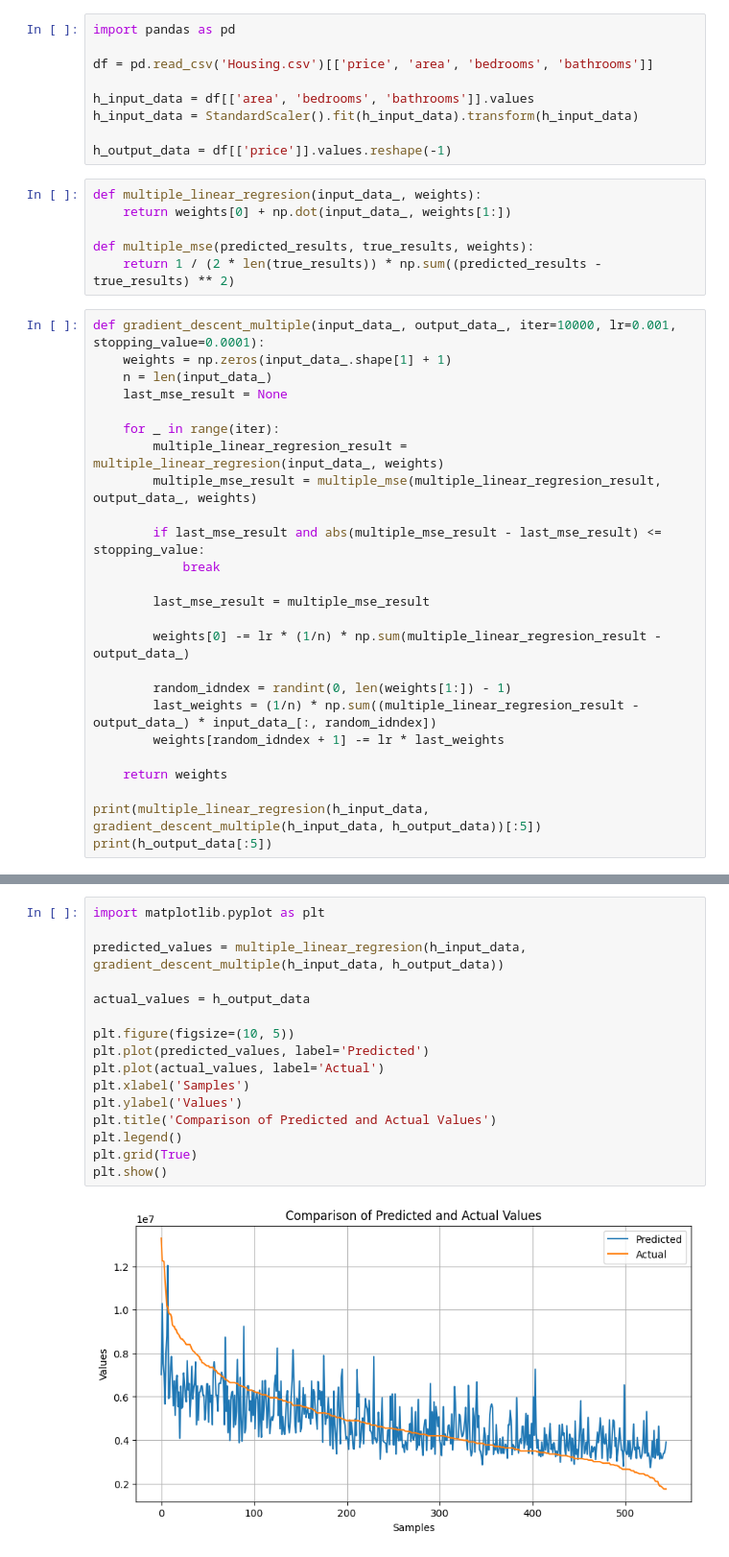
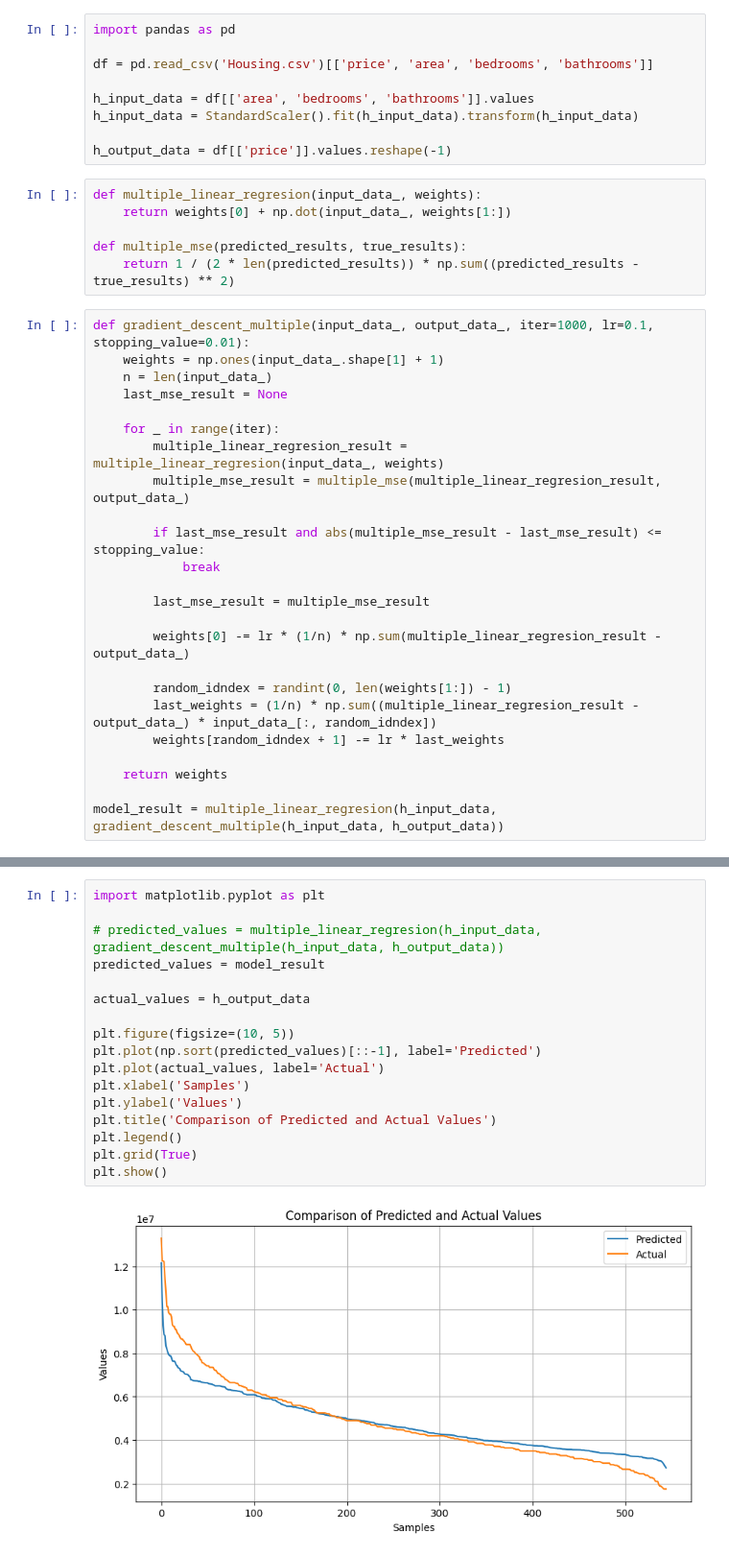
Before and after one commit to yehorkalchenko81/Classical-Machine-Learning, a Jupyter notebook: Untitled-1 copy.ipynb, the cells around one changed output, grey strips where cells are left out. Shown at 96% size. Cells and saved outputs as stored; diff of their text form.

```diff
--- a/Untitled-1 copy.ipynb
+++ b/Untitled-1 copy.ipynb
@@ -78,17 +78,17 @@ h_output_data = df[['price']].values.reshape(-1)
 def multiple_linear_regresion(input_data_, weights):
     return weights[0] + np.dot(input_data_, weights[1:])
 
-def multiple_mse(predicted_results, true_results, weights):
-    return 1 / (2 * len(true_results)) * np.sum((predicted_results - true_results) ** 2)
+def multiple_mse(predicted_results, true_results):
+    return 1 / (2 * len(predicted_results)) * np.sum((predicted_results - true_results) ** 2)
 # %%
-def gradient_descent_multiple(input_data_, output_data_, iter=10000, lr=0.001, stopping_value=0.0001):
-    weights = np.zeros(input_data_.shape[1] + 1)
+def gradient_descent_multiple(input_data_, output_data_, iter=1000, lr=0.1, stopping_value=0.01):
+    weights = np.ones(input_data_.shape[1] + 1)
     n = len(input_data_)
     last_mse_result = None
 
     for _ in range(iter):
         multiple_linear_regresion_result = multiple_linear_regresion(input_data_, weights)
-        multiple_mse_result = multiple_mse(multiple_linear_regresion_result, output_data_, weights)
+        multiple_mse_result = multiple_mse(multiple_linear_regresion_result, output_data_)
 
         if last_mse_result and abs(multiple_mse_result - last_mse_result) <= stopping_value:
             break
@@ -103,5 +103,4 @@ def gradient_descent_multiple(input_data_, output_data_, iter=10000, lr=0.001, s
 
     return weights
 
-print(multiple_linear_regresion(h_input_data, gradient_descent_multiple(h_input_data, h_output_data))[:5])
-print(h_output_data[:5])
+model_result = multiple_linear_regresion(h_input_data, gradient_descent_multiple(h_input_data, h_output_data))
@@ -112,18 +107,19 @@ print(h_output_data[:5])
 # %%
 import matplotlib.pyplot as plt
 
-predicted_values = multiple_linear_regresion(h_input_data, gradient_descent_multiple(h_input_data, h_output_data))
+# predicted_values = multiple_linear_regresion(h_input_data, gradient_descent_multiple(h_input_data, h_output_data))
+predicted_values = model_result
 
 actual_values = h_output_data
 
 plt.figure(figsize=(10, 5))
-plt.plot(predicted_values, label='Predicted')
+plt.plot(np.sort(predicted_values)[::-1], label='Predicted')
 plt.plot(actual_values, label='Actual')
 plt.xlabel('Samples')
 plt.ylabel('Values')
 plt.title('Comparison of Predicted and Actual Values')
 plt.legend()
 plt.grid(True)
 plt.show()
 # %% [output]
-[figure, old version]
+[figure, new version]
```
Also changed, not shown: parts of 2 cells of this notebook.
